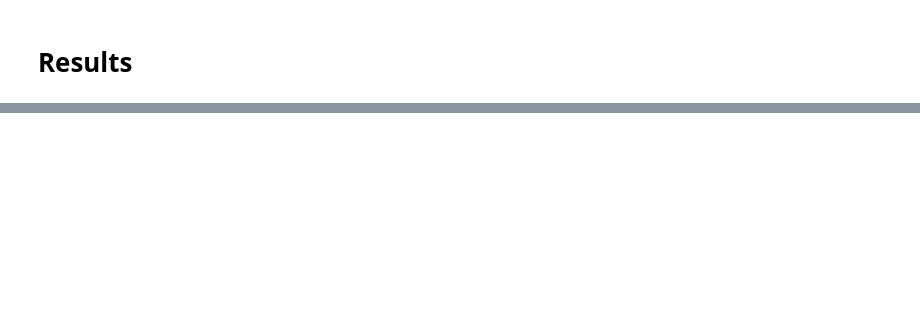
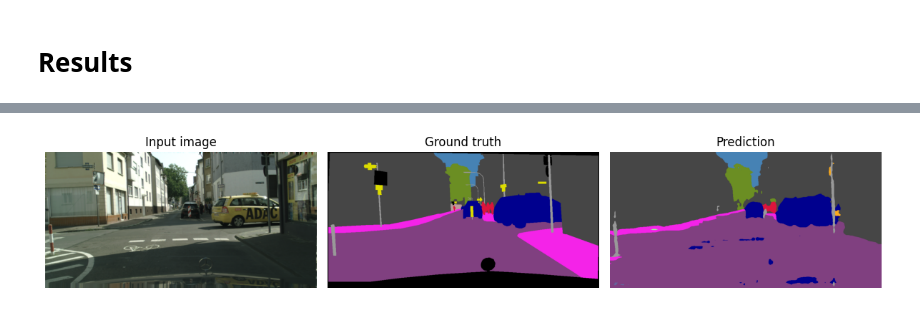
Before and after one commit to annanasnas/semantic_segmentation-25, a Jupyter notebook: FDA.ipynb, the cells around one changed output, grey strips where cells are left out. Drawn from its saved outputs; the diff is of its cells as text; code cells hidden in the pictures; blank space fills up the shorter version.

```diff
--- a/FDA.ipynb
+++ b/FDA.ipynb
@@ -249,0 +221,9 @@ Mean IoU: 34.9757
+# %%
+from scripts.train import validate
+
+model = BiSeNet(num_classes=19, context_path='resnet18')
+
+best_path = ckpt_dir / "best.pth"
+best_model = torch.load(best_path, map_location=device)
+model.load_state_dict(best_model["model_state_dict"])#model
+validate(model, val_dataloader, device) * 100
@@ -249,0 +254,7 @@ Mean IoU: 34.9757
+# %%
+from scripts.utils import visualize_sample
+
+model.to("cpu")
+visualize_sample(val_dataloader, model)
+# %% [output]
+[figure, added]
```
Also changed, not shown: parts of 10 cells of this notebook, 1 other file.
